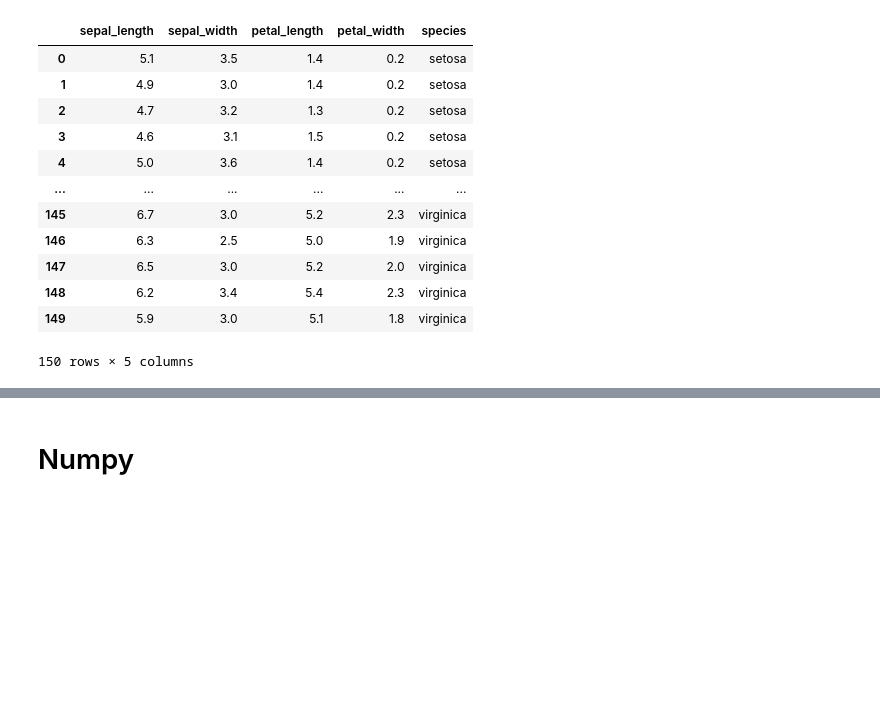
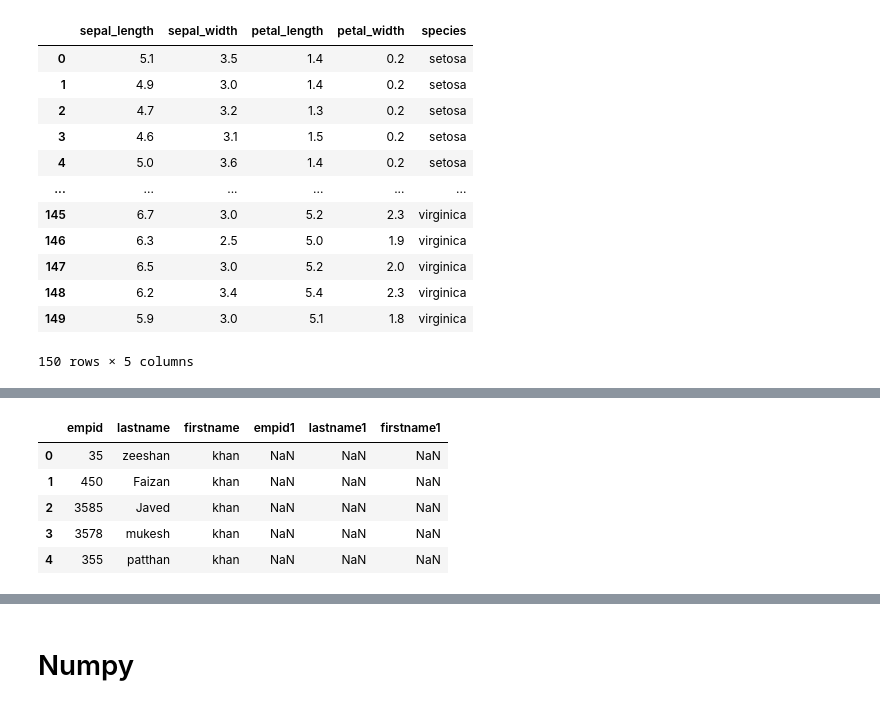
Before and after one commit to Zeeshankhan29/Database, a Jupyter notebook: Knowledge share.ipynb, the cells around one changed output, grey strips where cells are left out. Drawn from its saved outputs; the diff is of its cells as text; code cells hidden in the pictures; blank space fills up the shorter version.

```diff
--- a/Knowledge share.ipynb
+++ b/Knowledge share.ipynb
@@ -1052,0 +1154,28 @@ df4
+# %%
+d1 =[
+    {
+        'empid1':54,
+        'lastname1':'Arvind',
+        'firstname1':'kumarr'
+    },
+     {
+        'empid1':885,
+        'lastname1':'bharat',
+        'firstname1':'khanan'
+    }, {
+        'empid1':88,
+        'lastname1':'sudhasnshu',
+        'firstname1':'kumar'
+    }, {
+        'empid1':87,
+        'lastname1':'Nethtu',
+        'firstname1':'singh'
+    }, {
+        'empid1':45,
+        'lastname1':'paresh',
+        'firstname1':'patil'
+    }
+
+]
+# %%
+df1=pd.DataFrame(d1)
@@ -1052,0 +1227,11 @@ df4
+# %%
+pd.merge(df,df1,left_on='empid',right_on='empid1',how='left')
+#if common column is not available but we have common data then
+#we use lefton and righton
+# %% [output]
+|  | empid | lastname | firstname | empid1 | lastname1 | firstname1 |
+| 0 | 35 | zeeshan | khan | NaN | NaN | NaN |
+| 1 | 450 | Faizan | khan | NaN | NaN | NaN |
+| 2 | 3585 | Javed | khan | NaN | NaN | NaN |
+| 3 | 3578 | mukesh | khan | NaN | NaN | NaN |
+| 4 | 355 | patthan | khan | NaN | NaN | NaN |
```
Also changed, not shown: parts of 61 cells of this notebook, 11 other files.
